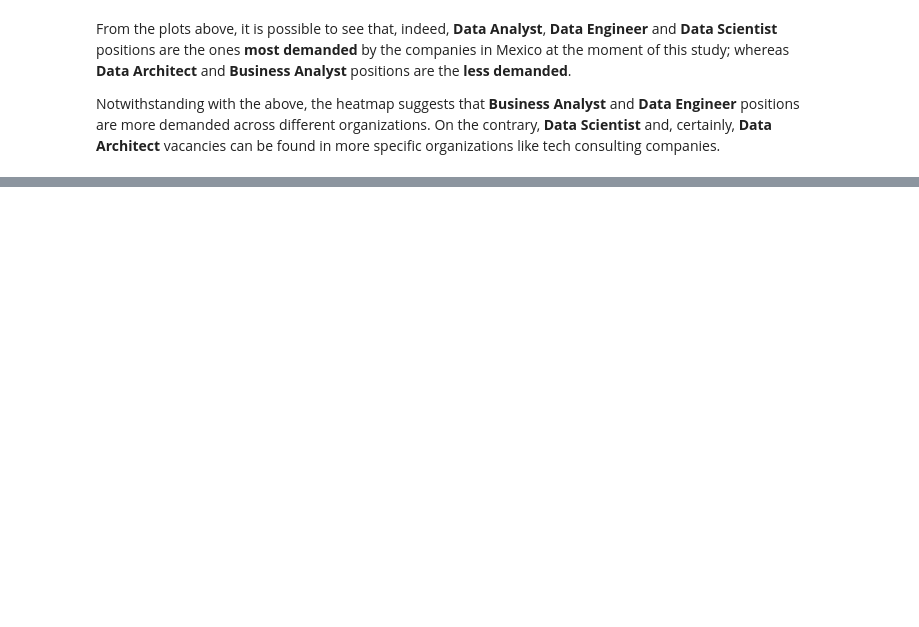
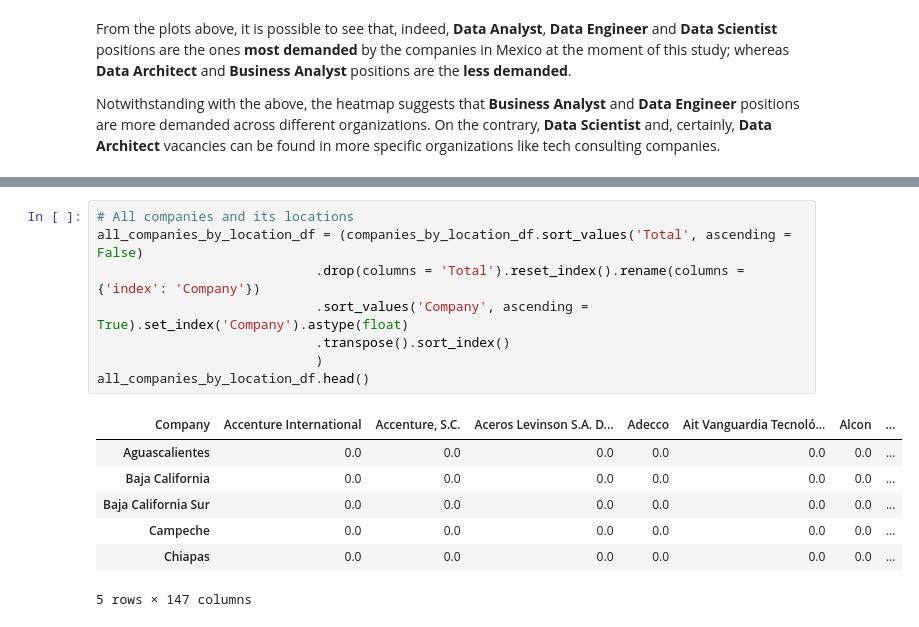
Before and after one commit to DanielEduardoLopez/DataJobs-MX2023, a Jupyter notebook: 2_DataJobsMX2023_DataAnalysis.ipynb, the cells around one changed output, grey strips where cells are left out. Saved outputs shown, nothing was run; the diff lists cells and outputs as text; blank space fills up the shorter version.

```diff
--- a/2_DataJobsMX2023_DataAnalysis.ipynb
+++ b/2_DataJobsMX2023_DataAnalysis.ipynb
@@ -1264,0 +1308,16 @@ Notwithstanding with the above, the heatmap suggests that **Business Analyst** a
+# %%
+# All companies and its locations
+all_companies_by_location_df = (companies_by_location_df.sort_values('Total', ascending = False)
+                            .drop(columns = 'Total').reset_index().rename(columns = {'index': 'Company'})
+                            .sort_values('Company', ascending = True).set_index('Company').astype(float)
+                            .transpose().sort_index()
+                            )
+all_companies_by_location_df.head()
+# %% [output]
+| Company | Accenture International | Accenture, S.C. | Aceros Levinson S.A. D... | Adecco | Ait Vanguardia Tecnoló... | Alcon | ... |
+| Aguascalientes | 0.0 | 0.0 | 0.0 | 0.0 | 0.0 | 0.0 | ... |
+| Baja California | 0.0 | 0.0 | 0.0 | 0.0 | 0.0 | 0.0 | ... |
+| Baja California Sur | 0.0 | 0.0 | 0.0 | 0.0 | 0.0 | 0.0 | ... |
+| Campeche | 0.0 | 0.0 | 0.0 | 0.0 | 0.0 | 0.0 | ... |
+| Chiapas | 0.0 | 0.0 | 0.0 | 0.0 | 0.0 | 0.0 | ... |
+5 rows × 147 columns
```
Also changed, not shown: parts of 41 cells of this notebook.
